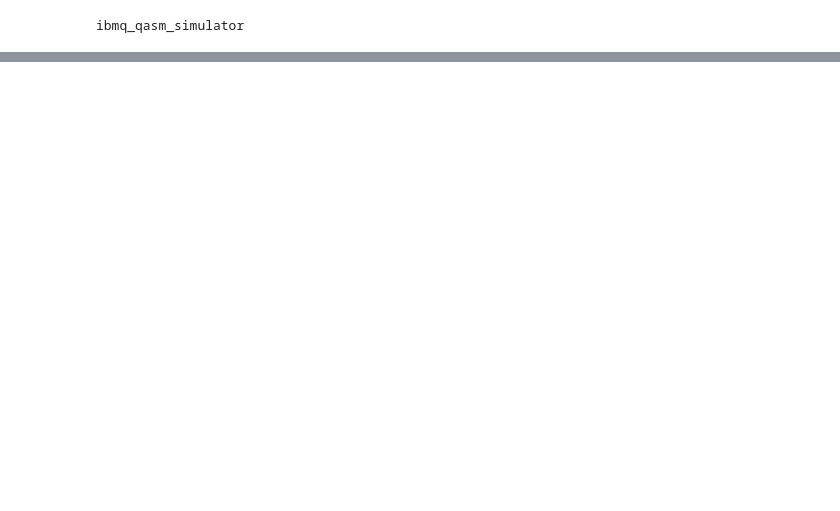
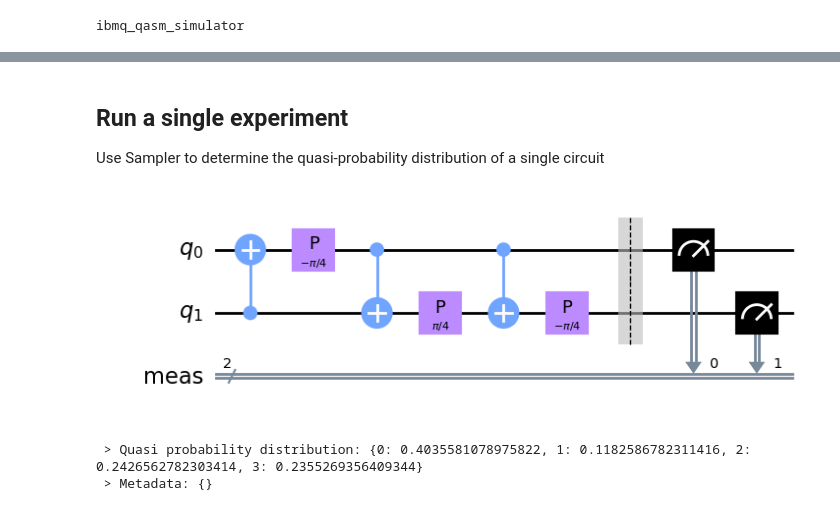
Before and after one commit to asiaat/python_qblockchain, a Jupyter notebook: probe.ipynb, the cells around one changed output, grey strips where cells are left out. Cells and saved outputs as stored; diff of their text form; code cells hidden in the pictures; blank space fills up the shorter version.

Commit message:
helpre functs and realistic circuits for  runtime session

```diff
--- a/probe.ipynb
+++ b/probe.ipynb
@@ -18,0 +41,11 @@ ibmq_qasm_simulator
+# %%
+# input parameters
+previous_hash = '' #empty hash
+block_number = 0
+numberOfBlocks = 1
+errors = 0 #number of 'False' nonces
+difficulty = 1 #number of prefix zeros (hash-problem difficulty)
+transactions ='Schroedinger paid Einstein 1 qBTC'
+MAX_NONCE = 2**32
+QC_switch = 1 #0 - simulator, 1 - real QC
+n_qreg = 3 #number of qubits
@@ -18,0 +92,3 @@ ibmq_qasm_simulator
+# %%
+circuit1 = quantum_circuit((2,3,1,2,1,1,1,1),2)
+circuit1.draw()
@@ -18,0 +103,21 @@ ibmq_qasm_simulator
+# %% [markdown]
+## Run a single experiment
+Use Sampler to determine the quasi-probability distribution of a single circuit
+# %%
+from qiskit.circuit.random import random_circuit
+from qiskit.primitives import Sampler
+
+circuit = random_circuit(2, 2, seed=1).decompose(reps=1)
+circuit.measure_all()
+# %%
+sampler = Sampler()
+job = sampler.run(circuit1)
+result = job.result()
+
+display(circuit.draw("mpl"))
+print(f" > Quasi probability distribution: {result.quasi_dists[0]}")
+print(f" > Metadata: {result.metadata[0]}")
+# %% [output]
+[figure, added]
+ > Quasi probability distribution: {0: 0.4035581078975822, 1: 0.1182586782311416, 2: 0.2426562782303414, 3: 0.2355269356409344}
+ > Metadata: {}
```
Also changed, not shown: parts of 14 cells of this notebook, 3 other files.
